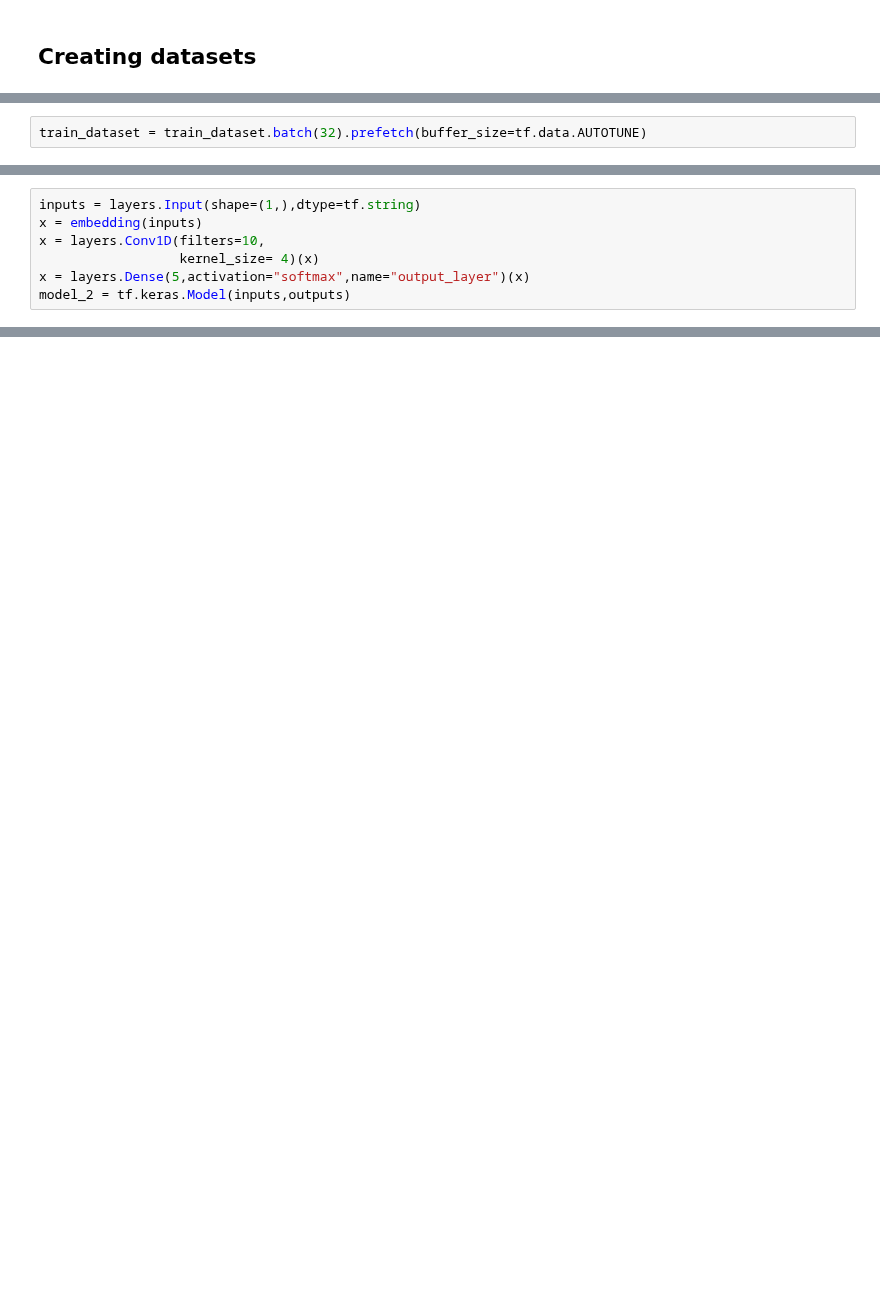
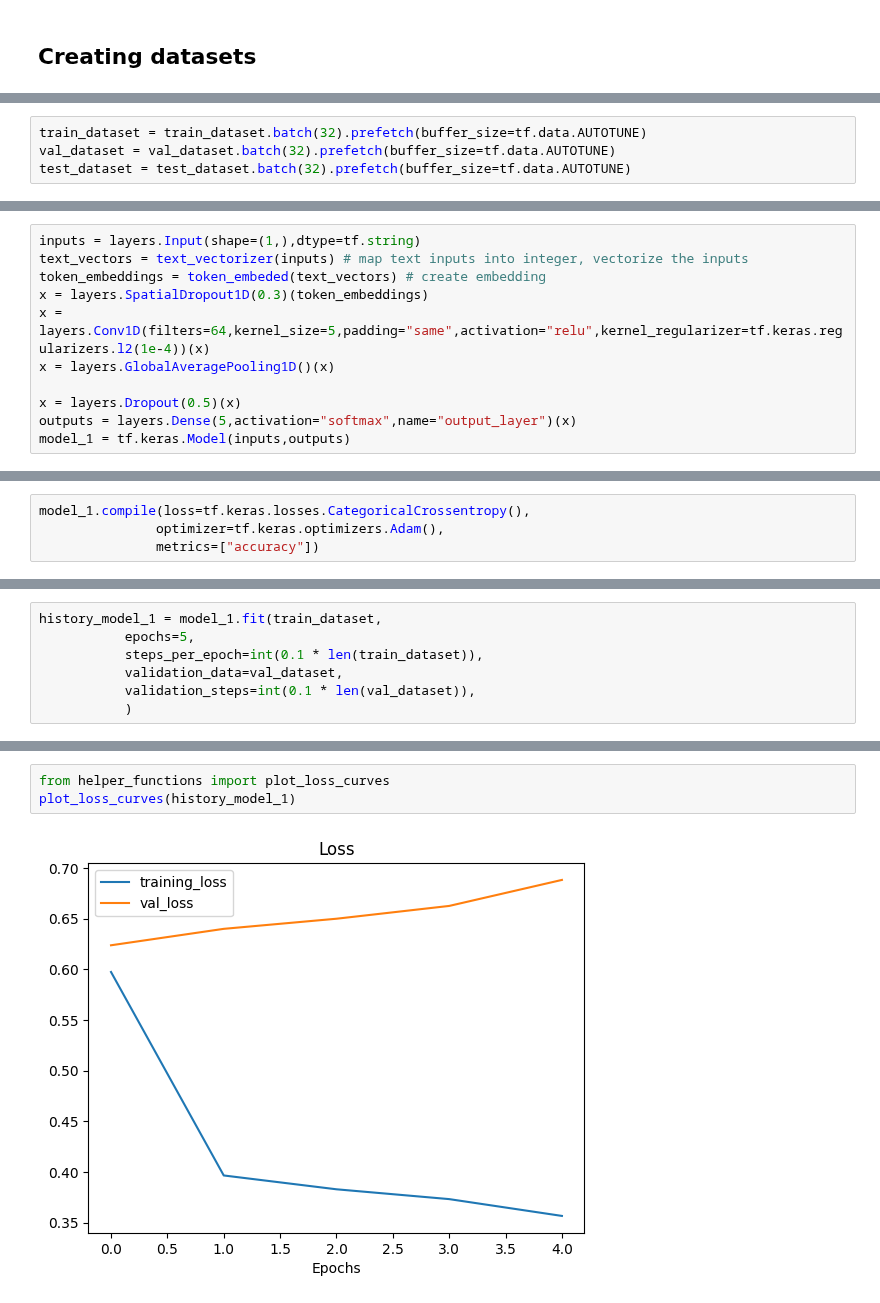
Before and after one commit to mogesTesema/Machine-Learning-Mastery-With-TensorFlow, a Jupyter notebook: NLP/SkimLit milestone project.ipynb, the cells around one changed output, grey strips where cells are left out. Cells and saved outputs as stored; diff of their text form; blank space fills up the shorter version.

Commit message:
Kaggle Notebook | SkimLit milestone project | Version 5 | evaluating model_1 and comparing with basline model

```diff
--- a/NLP/SkimLit milestone project.ipynb
+++ b/NLP/SkimLit milestone project.ipynb
@@ -321,2 +551,4 @@ train_labels_one_hot.shape
 # %%
 train_dataset = train_dataset.batch(32).prefetch(buffer_size=tf.data.AUTOTUNE)
+val_dataset = val_dataset.batch(32).prefetch(buffer_size=tf.data.AUTOTUNE)
+test_dataset = test_dataset.batch(32).prefetch(buffer_size=tf.data.AUTOTUNE)
@@ -325,7 +557,11 @@ train_data_df.target.value_counts()
 # %%
 inputs = layers.Input(shape=(1,),dtype=tf.string)
-x = embedding(inputs)
-x = layers.Conv1D(filters=10,
-                  kernel_size= 4)(x)
-x = layers.Dense(5,activation="softmax",name="output_layer")(x)
-model_2 = tf.keras.Model(inputs,outputs)
+text_vectors = text_vectorizer(inputs) # map text inputs into integer, vectorize the inputs
+token_embeddings = token_embeded(text_vectors) # create embedding
+x = layers.SpatialDropout1D(0.3)(token_embeddings)
+x = layers.Conv1D(filters=64,kernel_size=5,padding="same",activation="relu",kernel_regularizer=tf.keras.regularizers.l2(1e-4))(x)
+x = layers.GlobalAveragePooling1D()(x)
+
+x = layers.Dropout(0.5)(x)
+outputs = layers.Dense(5,activation="softmax",name="output_layer")(x)
+model_1 = tf.keras.Model(inputs,outputs)
@@ -331,0 +592,4 @@ model_2 = tf.keras.Model(inputs,outputs)
+# %%
+model_1.compile(loss=tf.keras.losses.CategoricalCrossentropy(),
+               optimizer=tf.keras.optimizers.Adam(),
+               metrics=["accuracy"])
@@ -331,0 +600,7 @@ model_2 = tf.keras.Model(inputs,outputs)
+# %%
+history_model_1 = model_1.fit(train_dataset,
+           epochs=5,
+           steps_per_epoch=int(0.1 * len(train_dataset)),
+           validation_data=val_dataset,
+           validation_steps=int(0.1 * len(val_dataset)),
+           )
@@ -331,0 +618,5 @@ model_2 = tf.keras.Model(inputs,outputs)
+# %%
+from helper_functions import plot_loss_curves
+plot_loss_curves(history_model_1)
+# %% [output]
+[figure, added]
```
Also changed, not shown: parts of 55 cells of this notebook.
